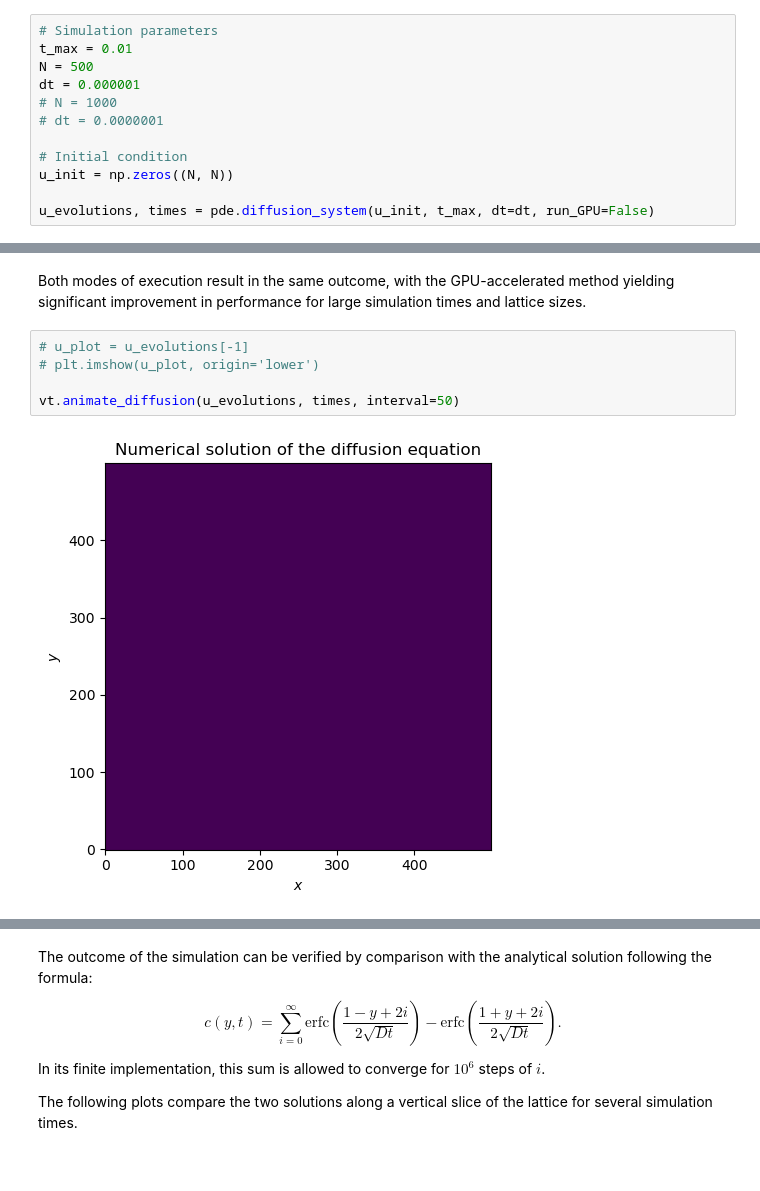
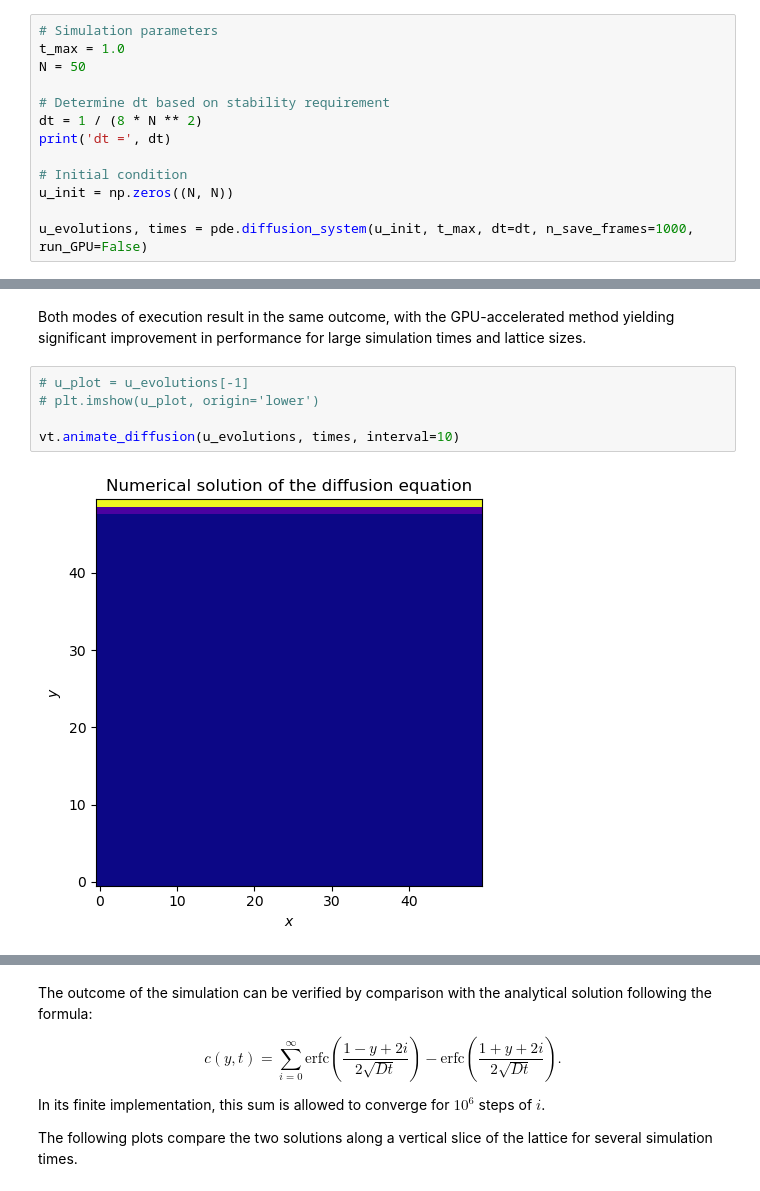
Before and after one commit to mboyan/scented-candles, a Jupyter notebook: Assignment Set 1/AssignmentSet1.ipynb, the cells around one changed output, grey strips where cells are left out. Cells and saved outputs as stored; diff of their text form.

```diff
--- a/Assignment Set 1/AssignmentSet1.ipynb
+++ b/Assignment Set 1/AssignmentSet1.ipynb
@@ -250,12 +264,13 @@ reload(pde)
 # %%
 # Simulation parameters
-t_max = 0.01
-N = 500
-dt = 0.000001
-# N = 1000
-# dt = 0.0000001
+t_max = 1.0
+N = 50
+
+# Determine dt based on stability requirement
+dt = 1 / (8 * N ** 2)
+print('dt =', dt)
 
 # Initial condition
 u_init = np.zeros((N, N))
 
-u_evolutions, times = pde.diffusion_system(u_init, t_max, dt=dt, run_GPU=False)
+u_evolutions, times = pde.diffusion_system(u_init, t_max, dt=dt, n_save_frames=1000, run_GPU=False)
@@ -264,10 +290,10 @@ Both modes of execution result in the same outcome, with the GPU-accelerated met
 # %%
 # u_plot = u_evolutions[-1]
 # plt.imshow(u_plot, origin='lower')
 
-vt.animate_diffusion(u_evolutions, times, interval=50)
+vt.animate_diffusion(u_evolutions, times, interval=10)
 # %% [output]
-[figure, old version]
+[figure, new version]
 [interactive output not drawn]
 # %% [markdown]
 The outcome of the simulation can be verified by comparison with the analytical solution following the formula:
```
Also changed, not shown: parts of 9 cells of this notebook, 2 other files.
